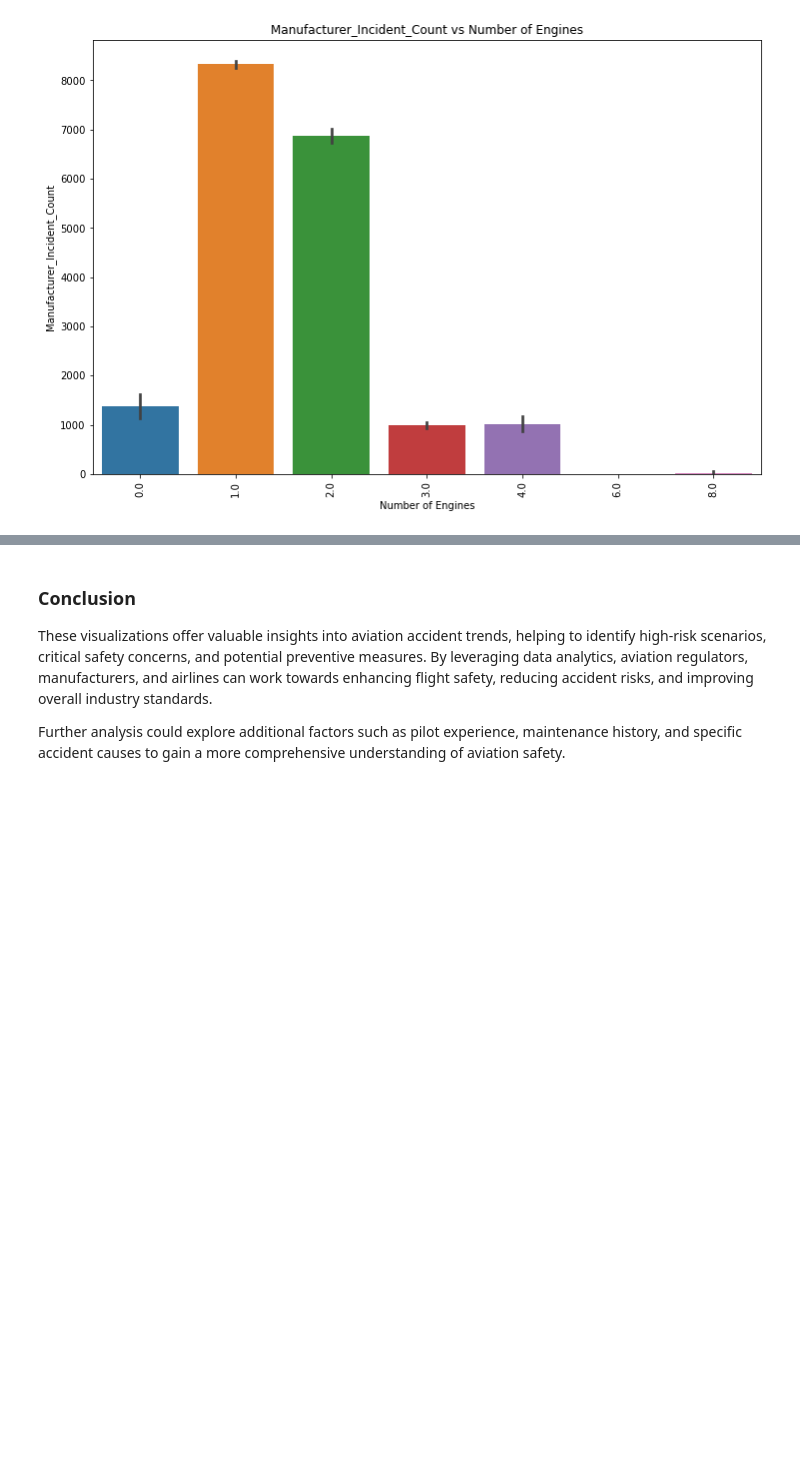
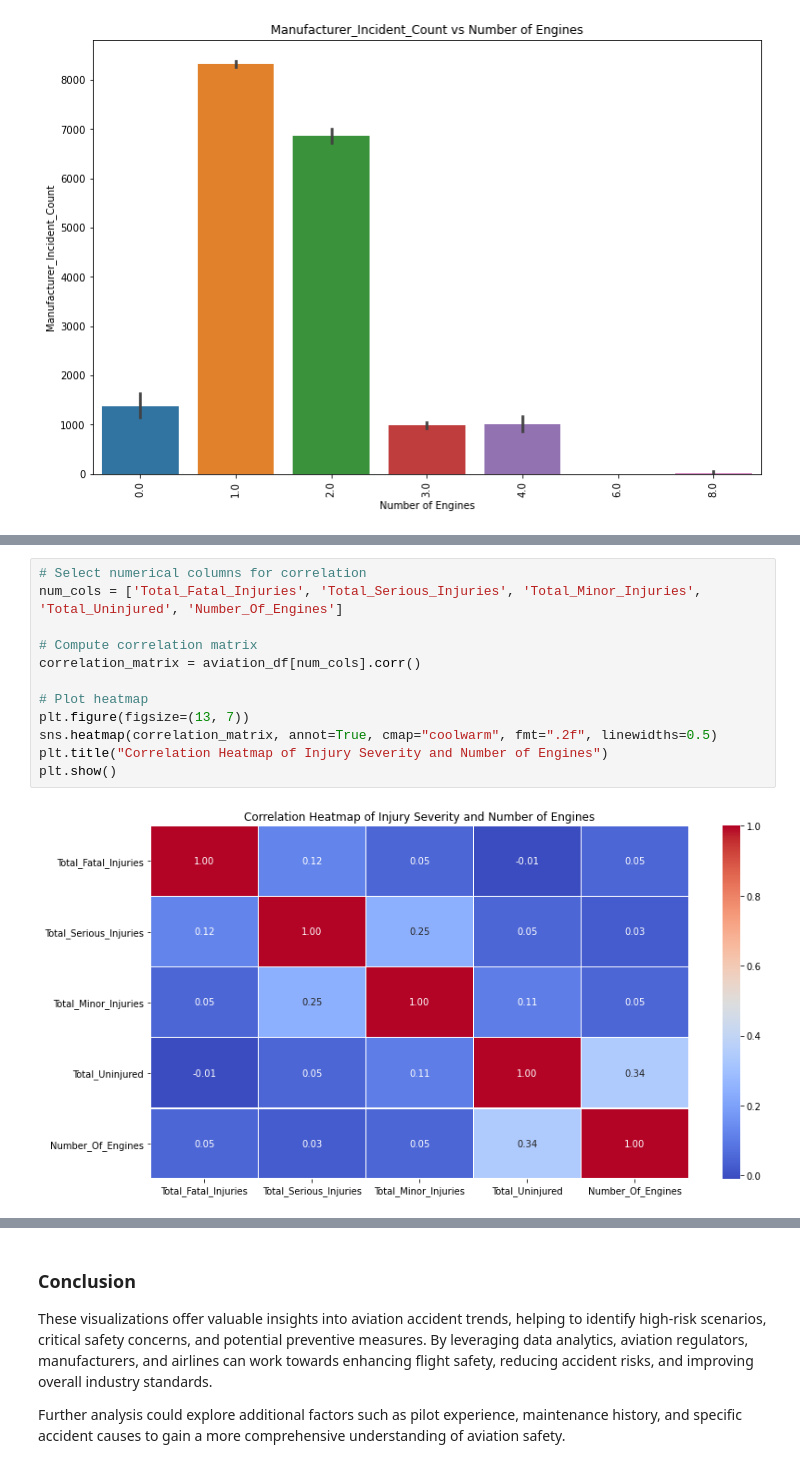
Before and after one commit to KarimzKarimz/aviation-analysis-project, a Jupyter notebook: index.ipynb, the cells around one changed output, grey strips where cells are left out. Drawn from its saved outputs; the diff is of its cells as text; blank space fills up the shorter version.

```diff
--- a/index.ipynb
+++ b/index.ipynb
@@ -692,0 +679,14 @@ plt.show()
+# %%
+# Select numerical columns for correlation
+num_cols = ['Total_Fatal_Injuries', 'Total_Serious_Injuries', 'Total_Minor_Injuries', 'Total_Uninjured', 'Number_Of_Engines']
+
+# Compute correlation matrix
+correlation_matrix = aviation_df[num_cols].corr()
+
+# Plot heatmap
+plt.figure(figsize=(13, 7))
+sns.heatmap(correlation_matrix, annot=True, cmap="coolwarm", fmt=".2f", linewidths=0.5)
+plt.title("Correlation Heatmap of Injury Severity and Number of Engines")
+plt.show()
+# %% [output]
+[figure, added]
```
Also changed, not shown: parts of 21 cells of this notebook.
